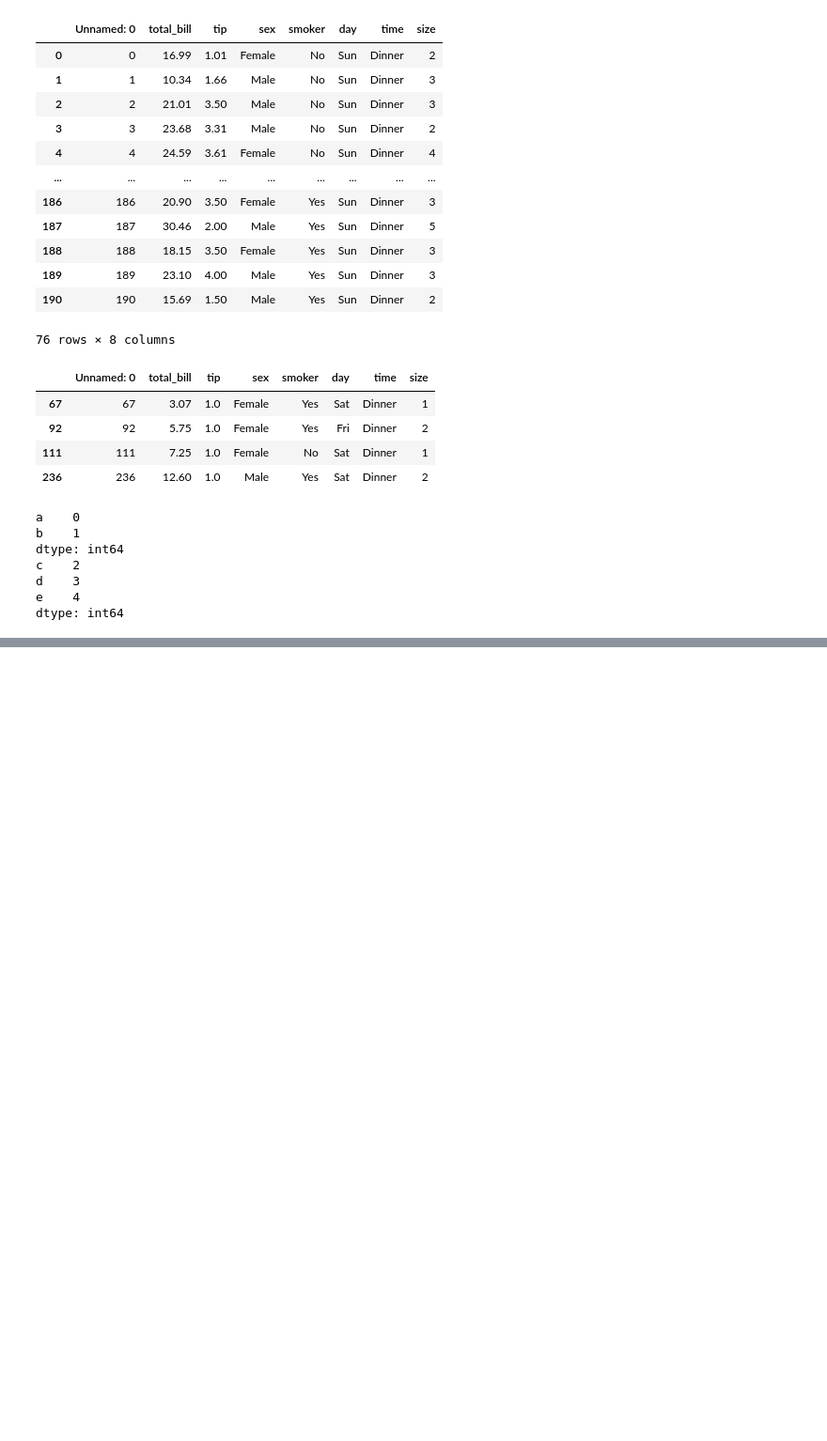
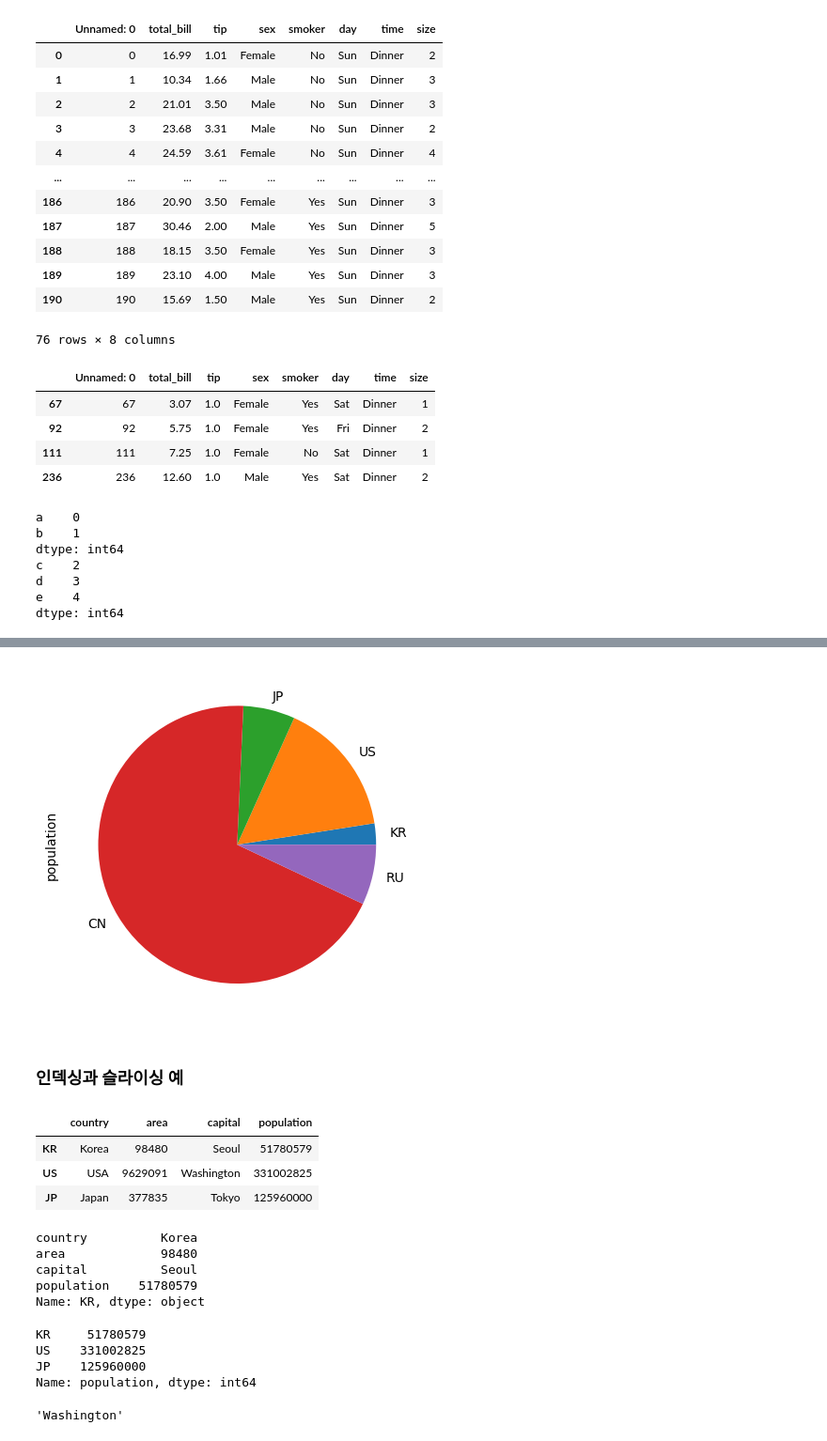
Before and after one commit to geolee1/KUS_BigData_2023, a Jupyter notebook: Pandas/Pandas.ipynb, the cells around one changed output, grey strips where cells are left out. Shown at 94% size. Drawn from its saved outputs; the diff is of its cells as text; code cells hidden in the pictures; blank space fills up the shorter version.

```diff
--- a/Pandas/Pandas.ipynb
+++ b/Pandas/Pandas.ipynb
@@ -325,0 +399,33 @@ df2 = pd.DataFrame([['초원', '푸른색'], ['사막', '노란색'], ['숲', '
+# %%
+countries_df['population'].plot(kind='pie')
+plt.show()
+# %% [output]
+[figure, added]
+# %% [markdown]
+### 인덱싱과 슬라이싱 예
+# %%
+countries_df[:3]
+# %% [output]
+|  | country | area | capital | population |
+| KR | Korea | 98480 | Seoul | 51780579 |
+| US | USA | 9629091 | Washington | 331002825 |
+| JP | Japan | 377835 | Tokyo | 125960000 |
+# %%
+countries_df.loc['KR']
+# %% [output]
+country          Korea
+area             98480
+capital          Seoul
+population    51780579
+Name: KR, dtype: object
+# %%
+countries_df['population'][:3]
+# %% [output]
+KR     51780579
+US    331002825
+JP    125960000
+Name: population, dtype: int64
+# %%
+countries_df.loc['US', 'capital']
+# %% [output]
+'Washington'
```
Also changed, not shown: parts of 32 cells of this notebook.
